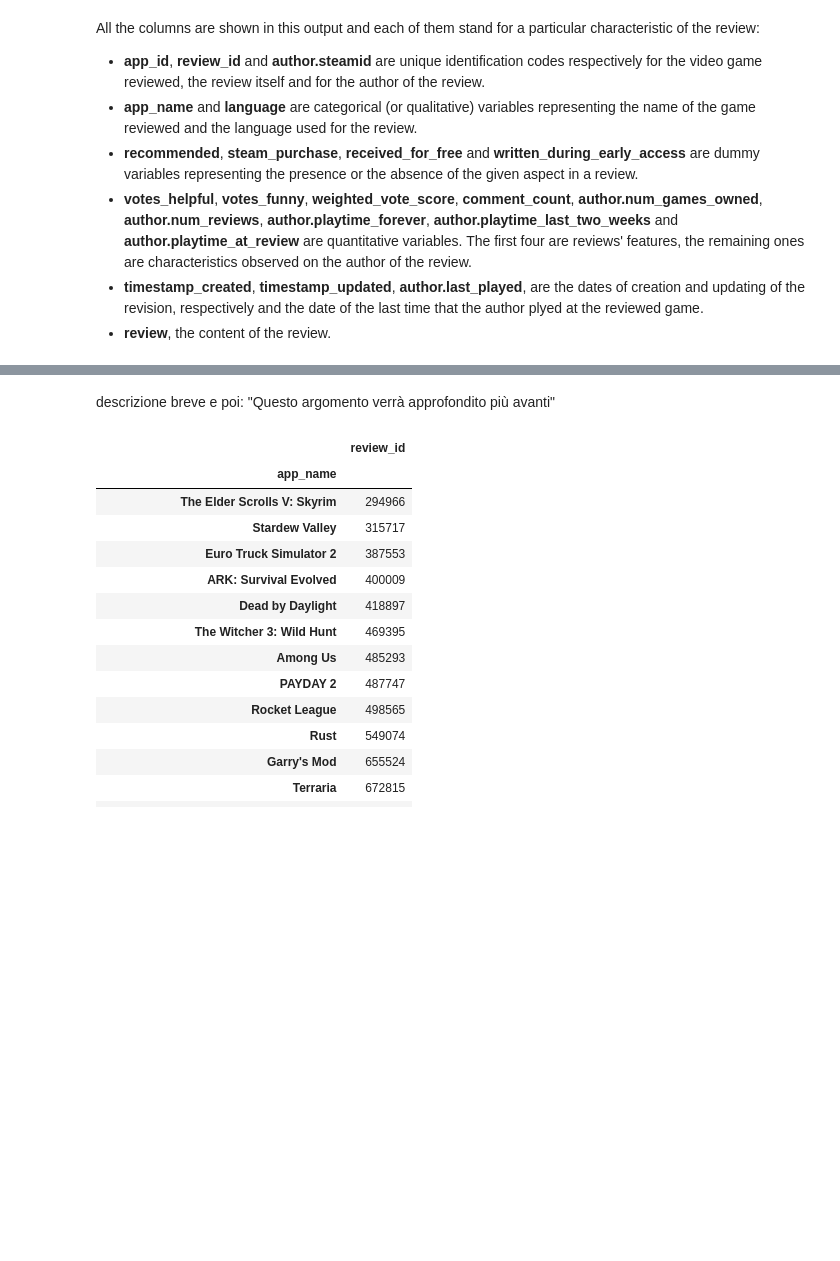
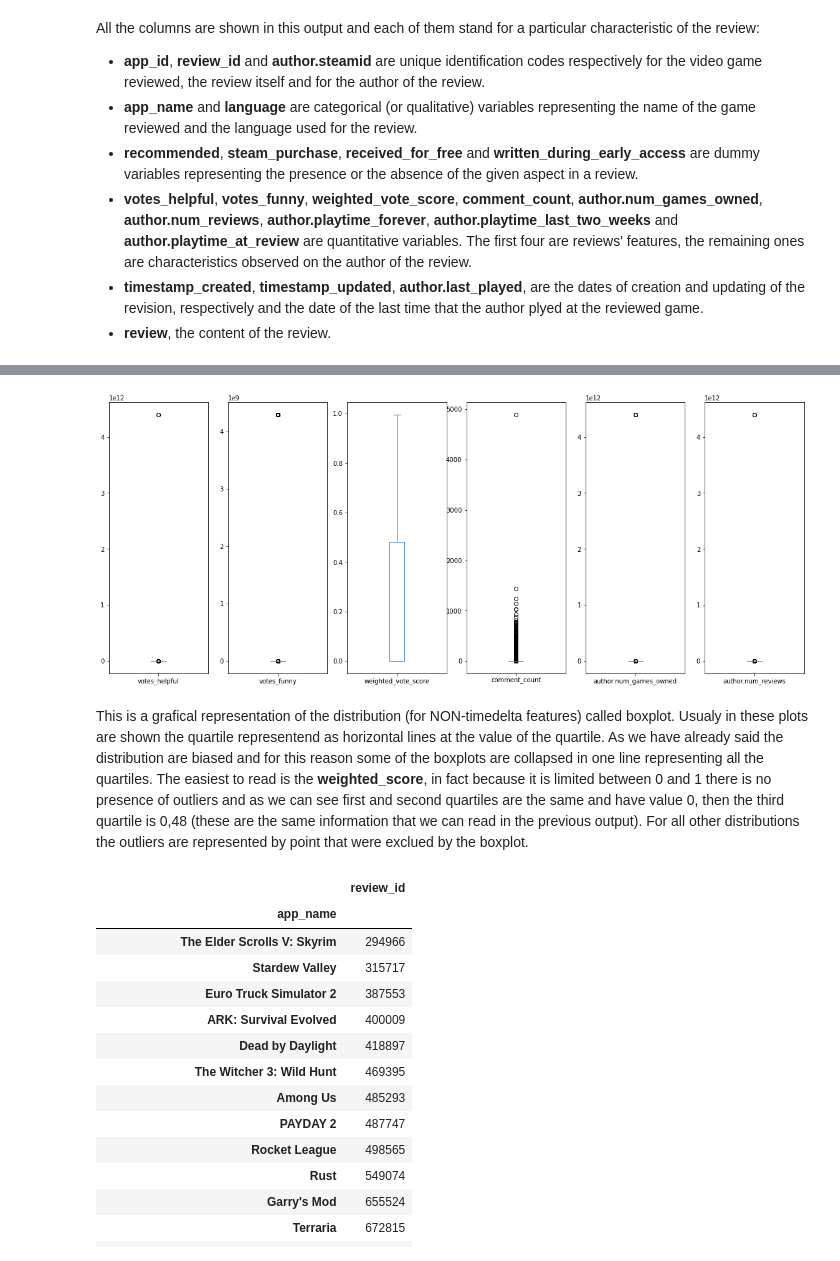
Before and after one commit to Requiem98/ADM-HW2, a Jupyter notebook: main.ipynb, the cells around one changed output, grey strips where cells are left out. Drawn from its saved outputs; the diff is of its cells as text; code cells hidden in the pictures; blank space fills up the shorter version.

```diff
--- a/main.ipynb
+++ b/main.ipynb
@@ -67,5 +79,9 @@ round(steam.iloc[:,[8,9,10,11,16,17,18,19,20]].describe(),3)
+# %%
+steam.iloc[:,[8,9,10,11,16,17]].plot.box(subplots=True,figsize=(20,8));
+# %% [output]
+[figure, added]
 # %% [markdown]
-descrizione breve e poi: "Questo argomento verrà approfondito più avanti"
+This is a grafical representation of the distribution (for NON-timedelta features) called boxplot. Usualy in these plots are shown the quartile representend as horizontal lines at the value of the quartile. As we have already said the distribution are biased and for this reason some of the boxplots are collapsed in one line representing all the quartiles. The easiest to read is the **weighted_score**, in fact because it is limited between 0 and 1 there is no presence of outliers and as we can see first and second quartiles are the  same and have value 0, then the third quartile is 0,48 (these are the same information that we can read in the previous output). For all other distributions the outliers are represented by point that were exclued by the boxplot.
 # %%
 df.numbersOfReviewsByApplication(15)
 # %% [output]
```
Also changed, not shown: parts of 10 cells of this notebook, 1 other file.
